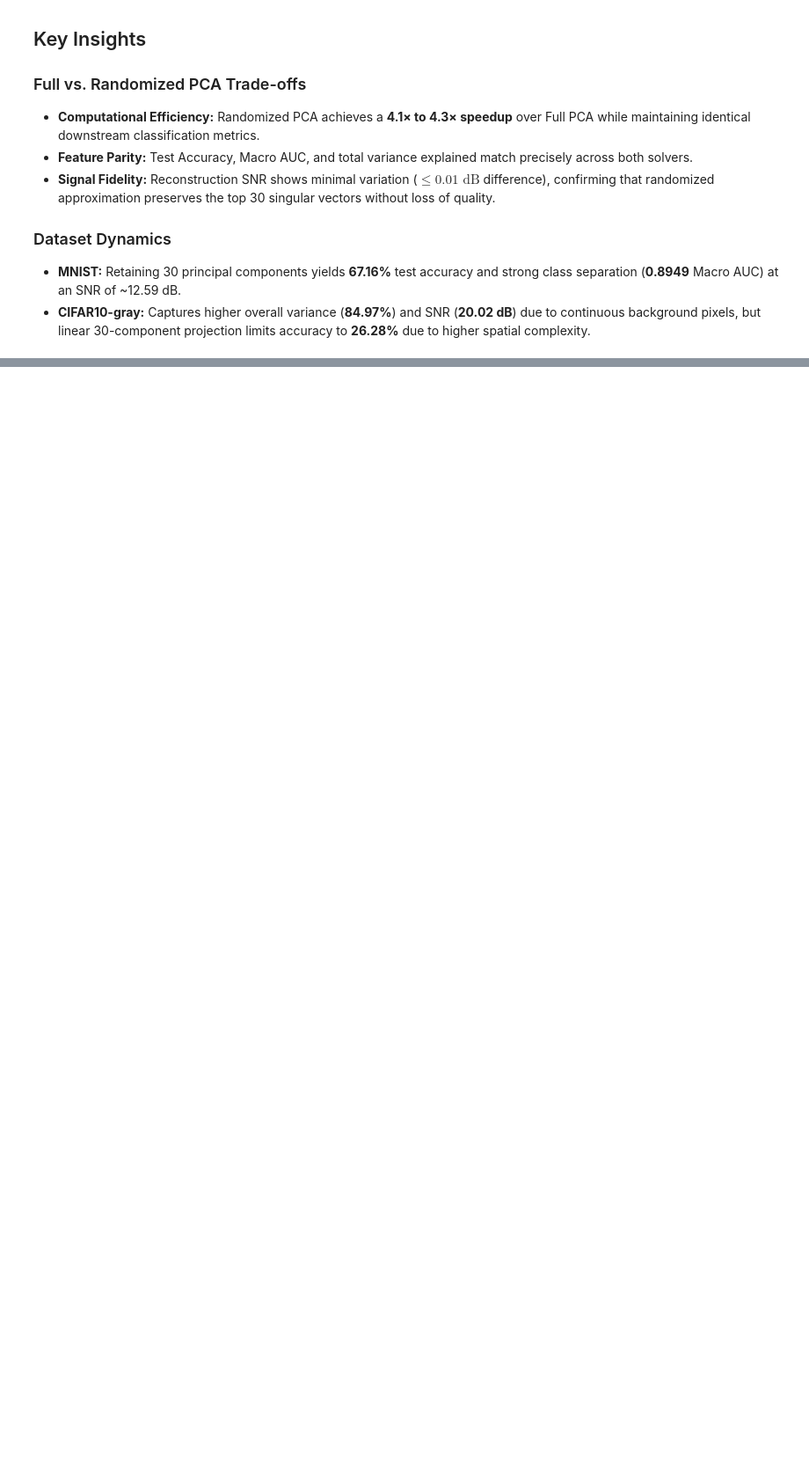
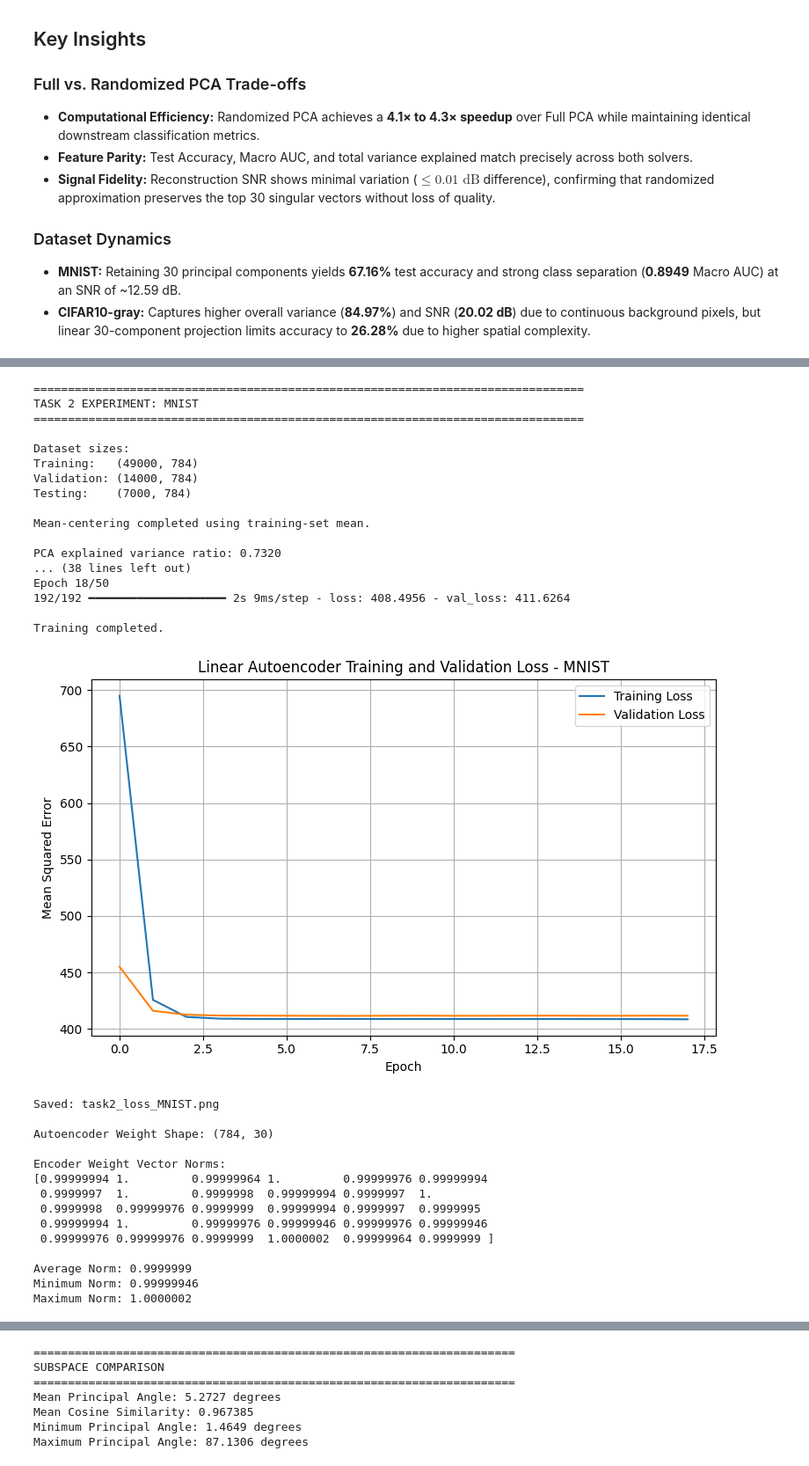
Before and after one commit to AMOLCAD/UDL_Assignment_group_24, a Jupyter notebook: Assignment1_UDL_Group24.ipynb, the cells around one changed output, grey strips where cells are left out. Shown at 88% size. Cells and saved outputs as stored; diff of their text form; code cells hidden in the pictures; blank space fills up the shorter version.

Commit message:
Task2 (#2)
* Delete Assignment1_UDL_Group24.ipynb

* Add files via upload

```diff
--- a/Assignment1_UDL_Group24.ipynb
+++ b/Assignment1_UDL_Group24.ipynb
@@ -407,0 +413,11 @@ CIFAR10-gray randomized 0.2628   0.6852    20.02    0.727      0.8497
+# %%
+import tensorflow as tf
+
+from tensorflow.keras import Model
+from tensorflow.keras.layers import Input, Dense, Layer
+from tensorflow.keras.constraints import UnitNorm
+from tensorflow.keras.callbacks import EarlyStopping
+
+INPUT_DIM = IMG_SIZE * IMG_SIZE
+BATCH_SIZE = 256
+EPOCHS = 50
@@ -407,0 +1287,51 @@ CIFAR10-gray randomized 0.2628   0.6852    20.02    0.727      0.8497
+# %%
+
+# RUN TASK 2 FOR BOTH DATASETS
+
+
+task2_results = []
+
+for dataset_name in [
+    "MNIST",
+    "CIFAR10-gray"
+]:
+
+    result = run_task2(
+        dataset_name
+    )
+    task2_results.append(
+        result
+    )
+# %% [output]
+================================================================================
+TASK 2 EXPERIMENT: MNIST
+================================================================================
+
+Dataset sizes:
+Training:   (49000, 784)
+Validation: (14000, 784)
+Testing:    (7000, 784)
+
+Mean-centering completed using training-set mean.
+
+PCA explained variance ratio: 0.7320
+... (38 lines left out)
+Epoch 18/50
+192/192 ━━━━━━━━━━━━━━━━━━━━ 2s 9ms/step - loss: 408.4956 - val_loss: 411.6264
+
+Training completed.
+[figure, added]
+Saved: task2_loss_MNIST.png
+
+Autoencoder Weight Shape: (784, 30)
+
+Encoder Weight Vector Norms:
+[0.99999994 1.         0.99999964 1.         0.99999976 0.99999994
+ 0.9999997  1.         0.9999998  0.99999994 0.9999997  1.
+ 0.9999998  0.99999976 0.9999999  0.99999994 0.9999997  0.9999995
+ 0.99999994 1.         0.99999976 0.99999946 0.99999976 0.99999946
+ 0.99999976 0.99999976 0.9999999  1.0000002  0.99999964 0.9999999 ]
+
+Average Norm: 0.9999999
+Minimum Norm: 0.99999946
+Maximum Norm: 1.0000002
@@ -407,0 +1340,7 @@ CIFAR10-gray randomized 0.2628   0.6852    20.02    0.727      0.8497
+======================================================================
+SUBSPACE COMPARISON
+======================================================================
+Mean Principal Angle: 5.2727 degrees
+Mean Cosine Similarity: 0.967385
+Minimum Principal Angle: 1.4649 degrees
+Maximum Principal Angle: 87.1306 degrees
```
Also changed, not shown: parts of 8 cells of this notebook.
